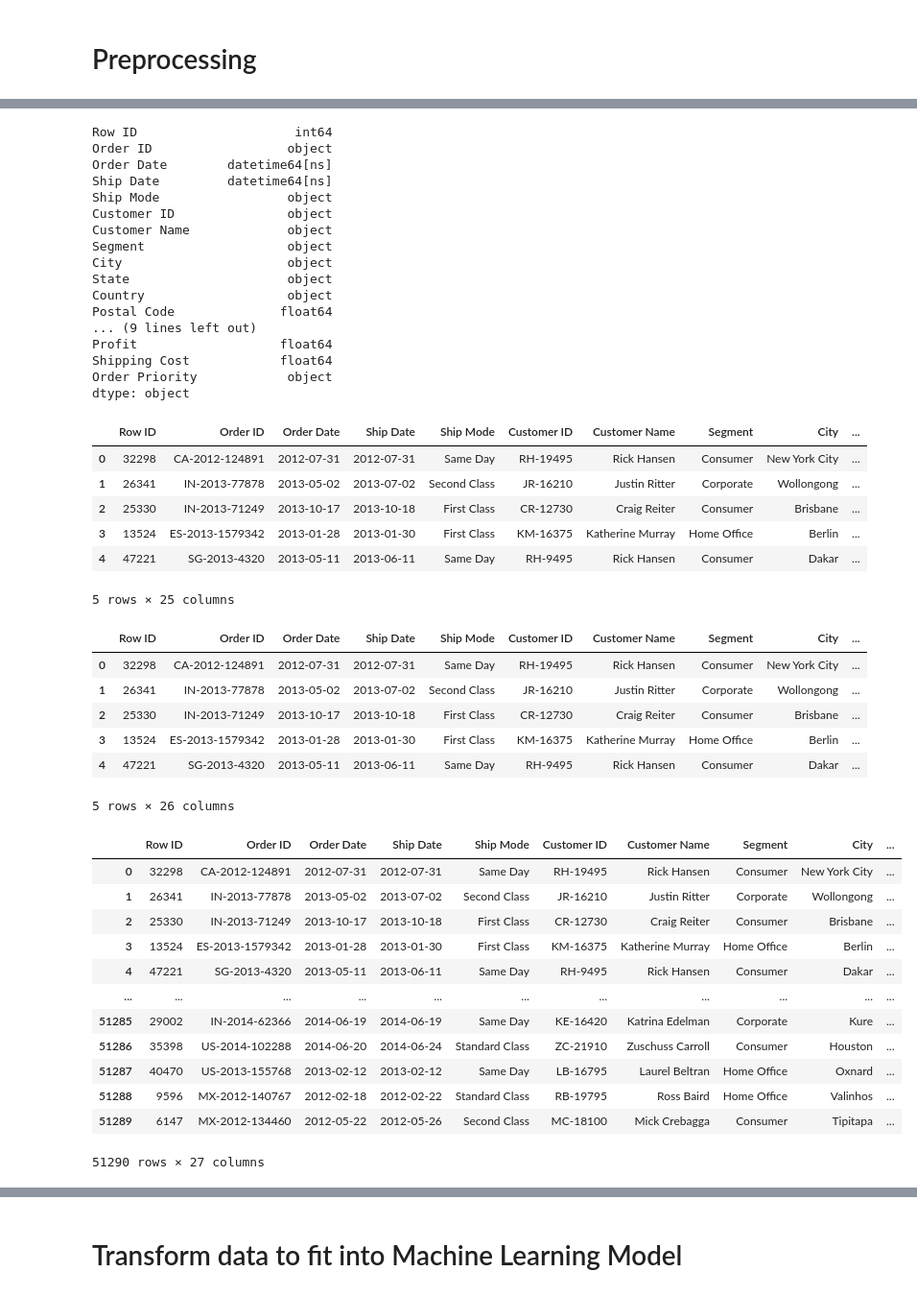
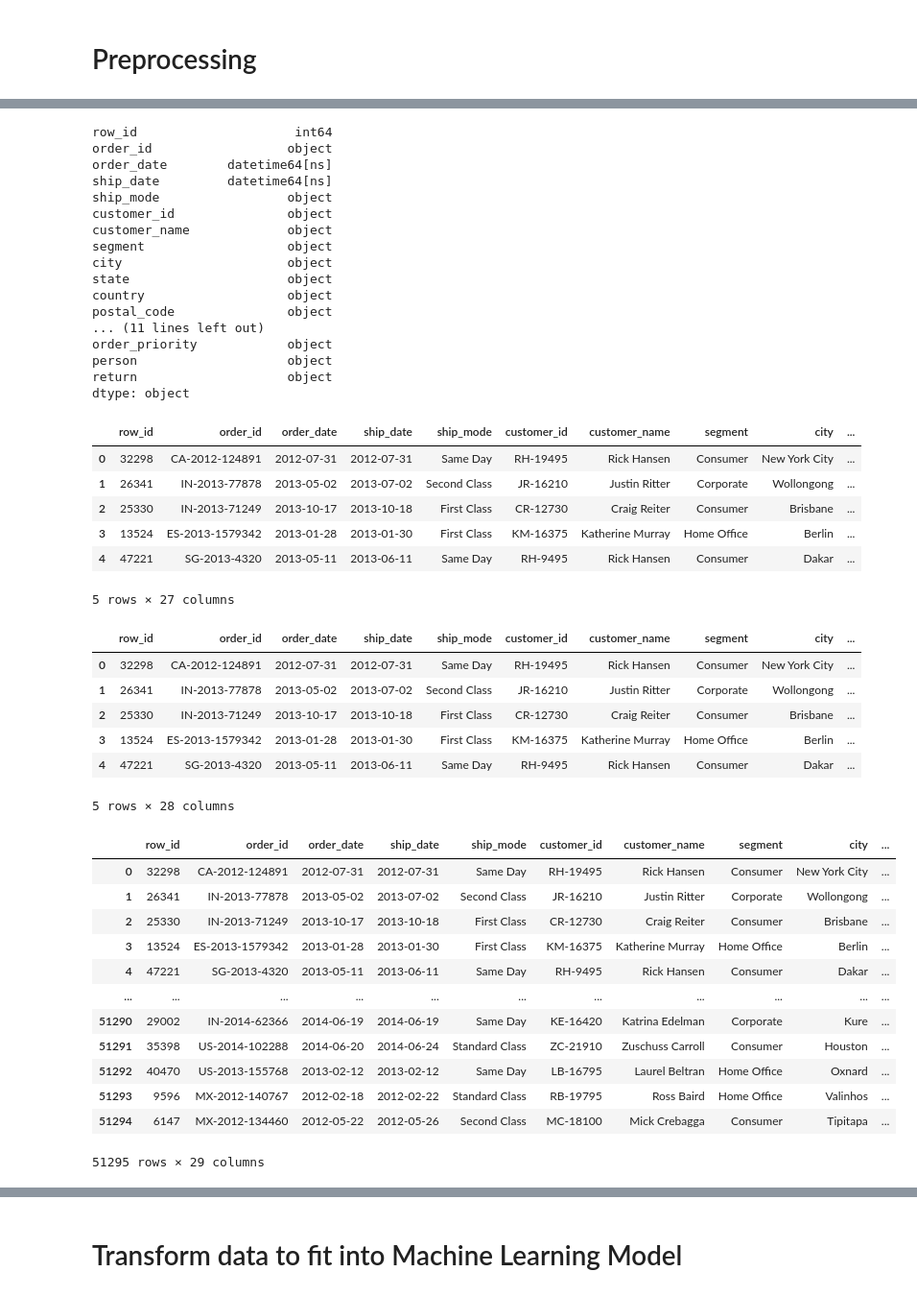
Before and after one commit to GaboRenovation/Bootcamp_final, a Jupyter notebook: Superstore_ML_Model.ipynb, the cells around one changed output, grey strips where cells are left out. Shown at 96% size. Drawn from its saved outputs; the diff is of its cells as text; code cells hidden in the pictures.

```diff
--- a/Superstore_ML_Model.ipynb
+++ b/Superstore_ML_Model.ipynb
@@ -38,6 +49,0 @@ OperationalError: could not connect to server: Connection timed out (0x0000274C/
-# %%
-# Import CSV (must be through a database conection)
-
-file_path='Data/globalsuperstore.csv'
-superstore_df=pd.read_csv(file_path)
-superstore_df.head()
@@ -73,71 +107,71 @@ dtype: object
 # %%
 # Modify datatypes of Order and Ship Date to datetime
 
-superstore_df['Order Date']=pd.to_datetime(superstore_df['Order Date'])
-superstore_df['Ship Date']=pd.to_datetime(superstore_df['Ship Date'])
+superstore_df['order_date']=pd.to_datetime(superstore_df['order_date'])
+superstore_df['ship_date']=pd.to_datetime(superstore_df['ship_date'])
 superstore_df.dtypes
 # %% [output]
-Row ID                     int64
-Order ID                  object
-Order Date        datetime64[ns]
-Ship Date         datetime64[ns]
-Ship Mode                 object
-Customer ID               object
-Customer Name             object
-Segment                   object
-City                      object
-State                     object
-Country                   object
-Postal Code              float64
-... (9 lines left out)
-Profit                   float64
-Shipping Cost            float64
-Order Priority            object
+row_id                     int64
+order_id                  object
+order_date        datetime64[ns]
+ship_date         datetime64[ns]
+ship_mode                 object
+customer_id               object
+customer_name             object
+segment                   object
+city                      object
+state                     object
+country                   object
+postal_code               object
+... (11 lines left out)
+order_priority            object
+person                    object
+return                    object
 dtype: object
 # %%
 #Get day of the week from Order Date column (0=monday - 6=Sunday)
 
-superstore_df['Day of the week']=pd.DatetimeIndex(superstore_df['Order Date']).dayofweek
+superstore_df['week_day']=pd.DatetimeIndex(superstore_df['order_date']).dayofweek
 superstore_df.head()
 # %% [output]
-|  | Row ID | Order ID | Order Date | Ship Date | Ship Mode | Customer ID | Customer Name | Segment | City | ... |
+|  | row_id | order_id | order_date | ship_date | ship_mode | customer_id | customer_name | segment | city | ... |
 | 0 | 32298 | CA-2012-124891 | 2012-07-31 | 2012-07-31 | Same Day | RH-19495 | Rick Hansen | Consumer | New York City | ... |
 | 1 | 26341 | IN-2013-77878 | 2013-05-02 | 2013-07-02 | Second Class | JR-16210 | Justin Ritter | Corporate | Wollongong | ... |
 | 2 | 25330 | IN-2013-71249 | 2013-10-17 | 2013-10-18 | First Class | CR-12730 | Craig Reiter | Consumer | Brisbane | ... |
 | 3 | 13524 | ES-2013-1579342 | 2013-01-28 | 2013-01-30 | First Class | KM-16375 | Katherine Murray | Home Office | Berlin | ... |
 | 4 | 47221 | SG-2013-4320 | 2013-05-11 | 2013-06-11 | Same Day | RH-9495 | Rick Hansen | Consumer | Dakar | ... |
-5 rows × 25 columns
+5 rows × 27 columns
 # %%
 #Get month from Order Date column (1=january - 12=December)
 
-superstore_df['Month_number']=pd.DatetimeIndex(superstore_df['Order Date']).month
+superstore_df['Month_number']=pd.DatetimeIndex(superstore_df['order_date']).month
 superstore_df.head()
 # %% [output]
-|  | Row ID | Order ID | Order Date | Ship Date | Ship Mode | Customer ID | Customer Name | Segment | City | ... |
+|  | row_id | order_id | order_date | ship_date | ship_mode | customer_id | customer_name | segment | city | ... |
 | 0 | 32298 | CA-2012-124891 | 2012-07-31 | 2012-07-31 | Same Day | RH-19495 | Rick Hansen | Consumer | New York City | ... |
 | 1 | 26341 | IN-2013-77878 | 2013-05-02 | 2013-07-02 | Second Class | JR-16210 | Justin Ritter | Corporate | Wollongong | ... |
 | 2 | 25330 | IN-2013-71249 | 2013-10-17 | 2013-10-18 | First Class | CR-12730 | Craig Reiter | Consumer | Brisbane | ... |
 | 3 | 13524 | ES-2013-1579342 | 2013-01-28 | 2013-01-30 | First Class | KM-16375 | Katherine Murray | Home Office | Berlin | ... |
 | 4 | 47221 | SG-2013-4320 | 2013-05-11 | 2013-06-11 | Same Day | RH-9495 | Rick Hansen | Consumer | Dakar | ... |
-5 rows × 26 columns
+5 rows × 28 columns
 # %%
 #Classify rows into profitable (1) and non-profitable (0)
 
-superstore_df['Profit Classification']= np.where(superstore_df['Profit']<=0, 0, 1)
+superstore_df['profit_classification']= np.where(superstore_df['profit']<=0, 0, 1)
 superstore_df
 # %% [output]
-|  | Row ID | Order ID | Order Date | Ship Date | Ship Mode | Customer ID | Customer Name | Segment | City | ... |
+|  | row_id | order_id | order_date | ship_date | ship_mode | customer_id | customer_name | segment | city | ... |
 | 0 | 32298 | CA-2012-124891 | 2012-07-31 | 2012-07-31 | Same Day | RH-19495 | Rick Hansen | Consumer | New York City | ... |
 | 1 | 26341 | IN-2013-77878 | 2013-05-02 | 2013-07-02 | Second Class | JR-16210 | Justin Ritter | Corporate | Wollongong | ... |
 | 2 | 25330 | IN-2013-71249 | 2013-10-17 | 2013-10-18 | First Class | CR-12730 | Craig Reiter | Consumer | Brisbane | ... |
 | 3 | 13524 | ES-2013-1579342 | 2013-01-28 | 2013-01-30 | First Class | KM-16375 | Katherine Murray | Home Office | Berlin | ... |
 | 4 | 47221 | SG-2013-4320 | 2013-05-11 | 2013-06-11 | Same Day | RH-9495 | Rick Hansen | Consumer | Dakar | ... |
 | ... | ... | ... | ... | ... | ... | ... | ... | ... | ... | ... |
-| 51285 | 29002 | IN-2014-62366 | 2014-06-19 | 2014-06-19 | Same Day | KE-16420 | Katrina Edelman | Corporate | Kure | ... |
-| 51286 | 35398 | US-2014-102288 | 2014-06-20 | 2014-06-24 | Standard Class | ZC-21910 | Zuschuss Carroll | Consumer | Houston | ... |
-| 51287 | 40470 | US-2013-155768 | 2013-02-12 | 2013-02-12 | Same Day | LB-16795 | Laurel Beltran | Home Office | Oxnard | ... |
-| 51288 | 9596 | MX-2012-140767 | 2012-02-18 | 2012-02-22 | Standard Class | RB-19795 | Ross Baird | Home Office | Valinhos | ... |
-| 51289 | 6147 | MX-2012-134460 | 2012-05-22 | 2012-05-26 | Second Class | MC-18100 | Mick Crebagga | Consumer | Tipitapa | ... |
+| 51290 | 29002 | IN-2014-62366 | 2014-06-19 | 2014-06-19 | Same Day | KE-16420 | Katrina Edelman | Corporate | Kure | ... |
+| 51291 | 35398 | US-2014-102288 | 2014-06-20 | 2014-06-24 | Standard Class | ZC-21910 | Zuschuss Carroll | Consumer | Houston | ... |
+| 51292 | 40470 | US-2013-155768 | 2013-02-12 | 2013-02-12 | Same Day | LB-16795 | Laurel Beltran | Home Office | Oxnard | ... |
+| 51293 | 9596 | MX-2012-140767 | 2012-02-18 | 2012-02-22 | Standard Class | RB-19795 | Ross Baird | Home Office | Valinhos | ... |
+| 51294 | 6147 | MX-2012-134460 | 2012-05-22 | 2012-05-26 | Second Class | MC-18100 | Mick Crebagga | Consumer | Tipitapa | ... |
-51290 rows × 27 columns
+51295 rows × 29 columns
 # %%
 # Order Dataframe by order date
```
Also changed, not shown: parts of 70 cells of this notebook, 4 other files.
